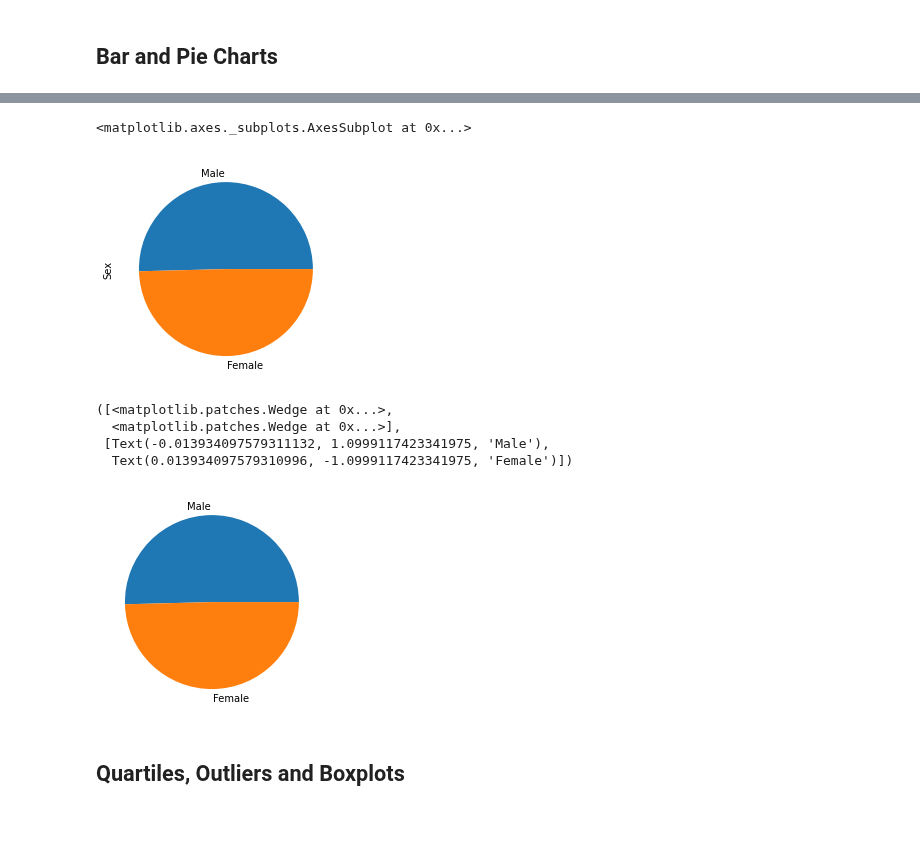
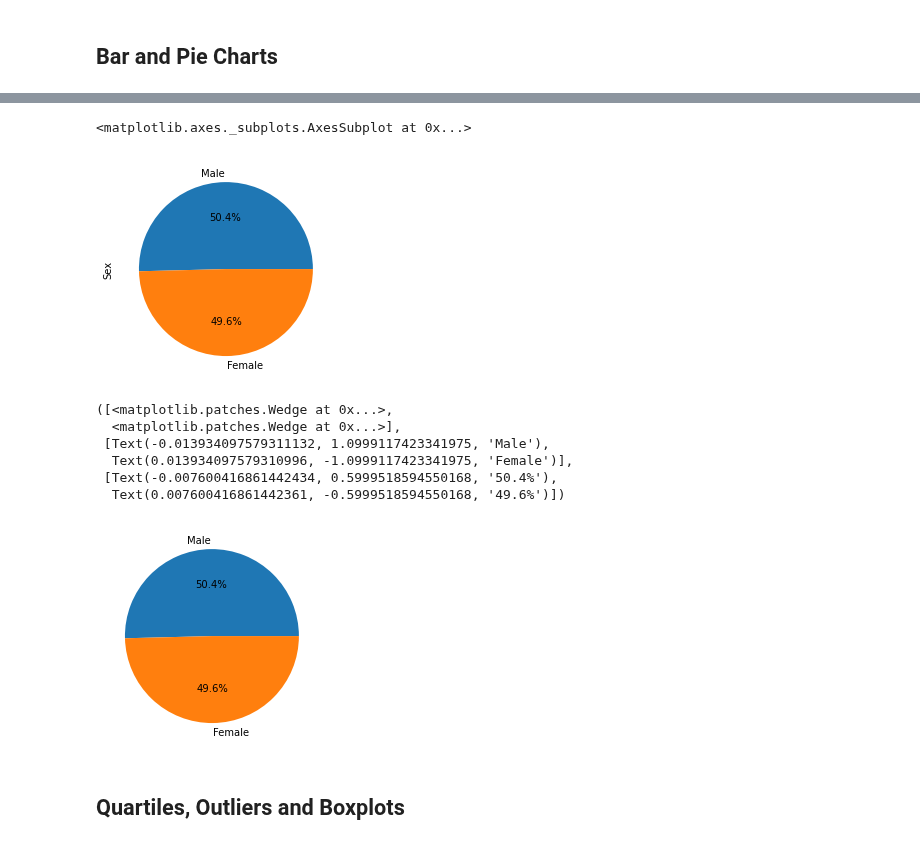
Before and after one commit to mikenlee/GWU_dataAnalytics_HW, a Jupyter notebook: 05_matplotlib/01-Case-Assignment/Instructions/Pymaceuticals/pymaceuticals.ipynb, the cells around one changed output, grey strips where cells are left out. Drawn from its saved outputs; the diff is of its cells as text; code cells hidden in the pictures.

Commit message:
added labels to pie charts

```diff
--- a/05_matplotlib/01-Case-Assignment/Instructions/Pymaceuticals/pymaceuticals.ipynb
+++ b/05_matplotlib/01-Case-Assignment/Instructions/Pymaceuticals/pymaceuticals.ipynb
@@ -171,23 +172,26 @@ Text(0, 0.5, 'Total Number of Unique Mice')
 # %%
 # Generate a pie plot showing the distribution of female versus male mice using pandas
 
 #prep data
 sex_dat = cleanDF.drop_duplicates(subset = ['Mouse ID', 'Drug Regimen'], keep = 'first')['Sex'].value_counts()
 
 #plot
-sex_dat.plot.pie(y = sex_dat.values)
+sex_dat.plot.pie(y = sex_dat.values, autopct='%1.1f%%')
 # %% [output]
 <matplotlib.axes._subplots.AxesSubplot at 0x...>
-[figure, old version]
+[figure, new version]
 # %%
 # Generate a pie plot showing the distribution of female versus male mice using pyplot
-plt.pie(sex_dat.values, labels = ["Male", "Female"])
+plt.pie(sex_dat.values, labels = ["Male", "Female"], autopct='%1.1f%%')
+# sex_dat.values
 # %% [output]
 ([<matplotlib.patches.Wedge at 0x...>,
   <matplotlib.patches.Wedge at 0x...>],
  [Text(-0.013934097579311132, 1.0999117423341975, 'Male'),
-  Text(0.013934097579310996, -1.0999117423341975, 'Female')])
+  Text(0.013934097579310996, -1.0999117423341975, 'Female')],
+ [Text(-0.007600416861442434, 0.5999518594550168, '50.4%'),
+  Text(0.007600416861442361, -0.5999518594550168, '49.6%')])
-[figure, old version]
+[figure, new version]
 # %% [markdown]
 ## Quartiles, Outliers and Boxplots
 # %%
```
Also changed, not shown: parts of 5 cells of this notebook.
